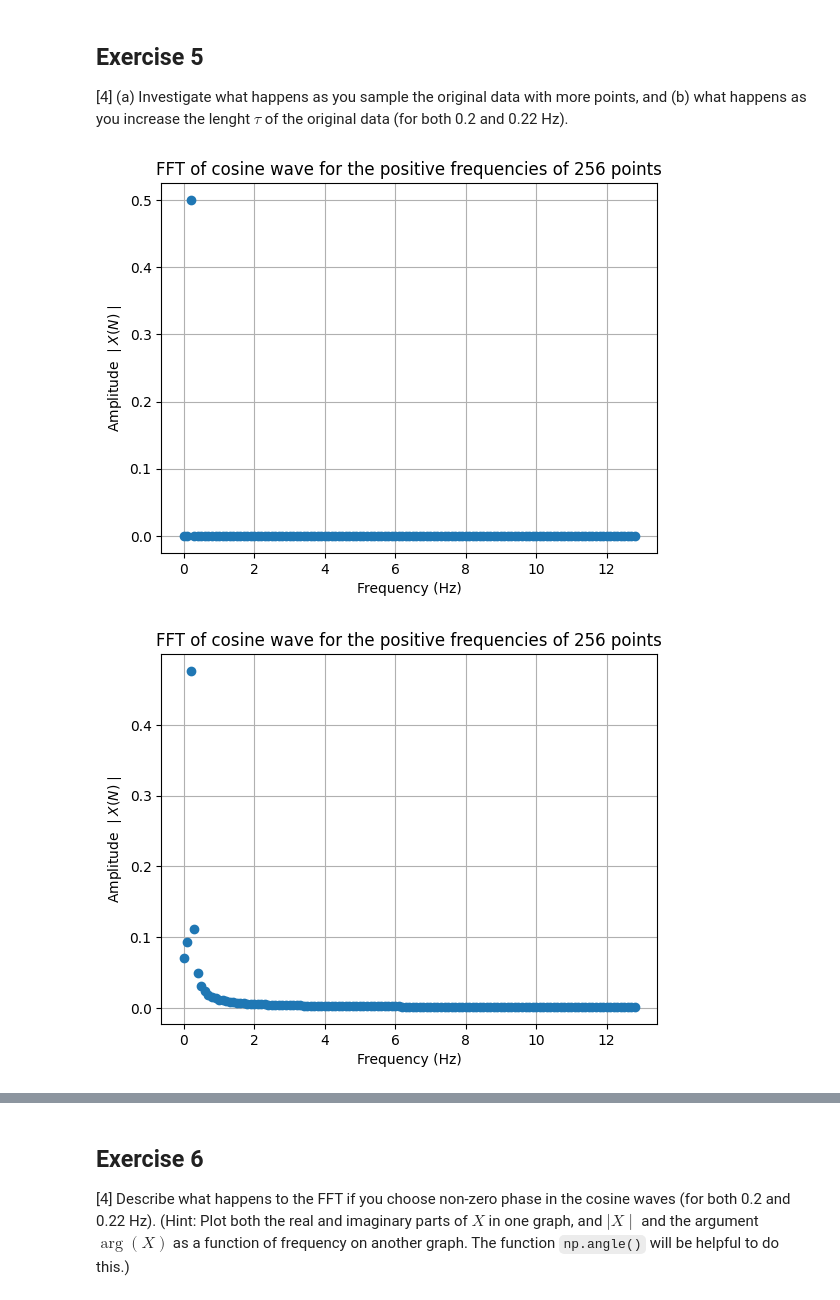
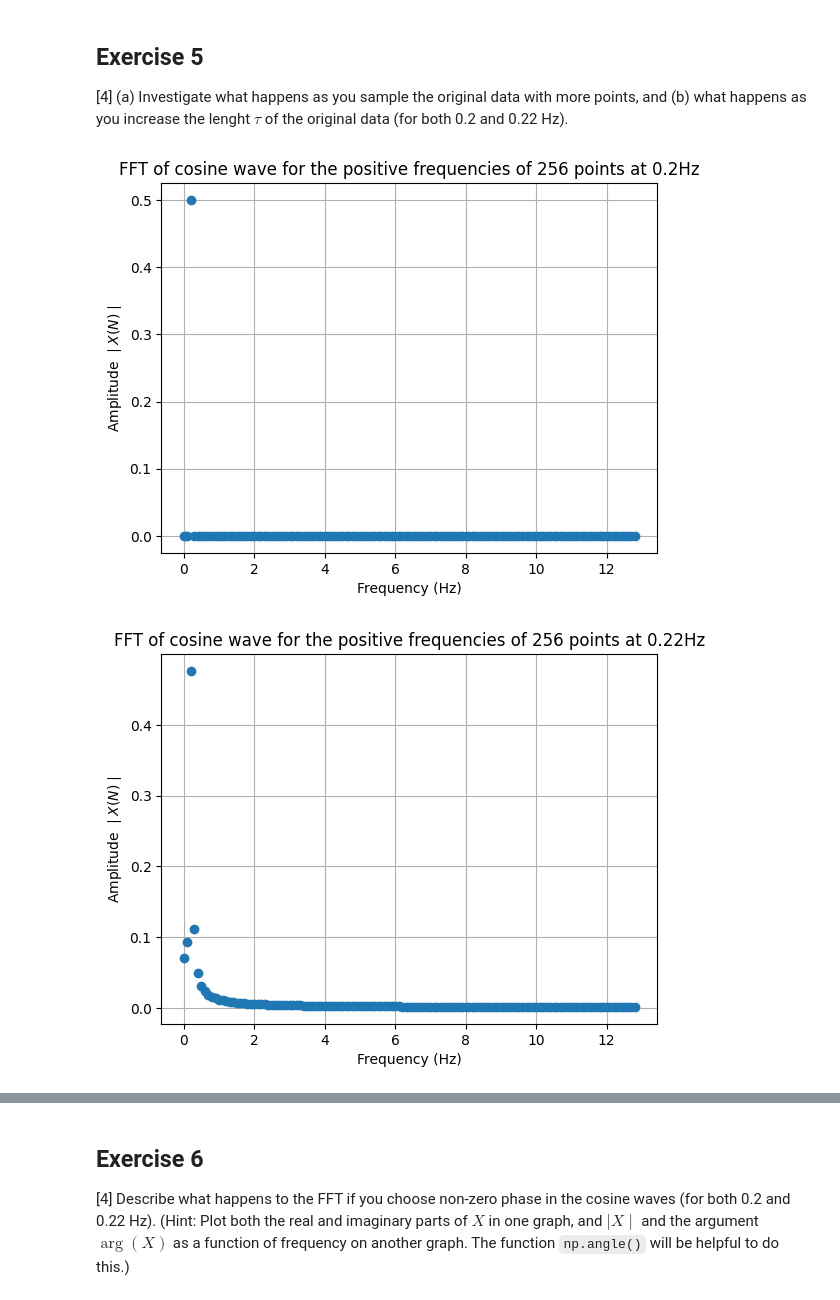
Before and after one commit to PX2145-2025/week-10-b-Finlay-Hall, a Jupyter notebook: FFT.ipynb, the cells around one changed output, grey strips where cells are left out. Drawn from its saved outputs; the diff is of its cells as text; code cells hidden in the pictures.

```diff
--- a/FFT.ipynb
+++ b/FFT.ipynb
@@ -422,26 +422,26 @@ plt.grid()
 # %%
 # a
 
 N = 256 # the fft algorithm is fastest for N a power of 2
 tau = 10.0 # time length
 t = np.linspace(0, tau, N, endpoint=False) # creates N points to cover tau seconds
 # Choose endpoint False so that signal would fit exactly periodically within tau
 f = 0.2 # frequency in Hz
 x = np.cos(2*np.pi*f*t) # create x array, amplitude 1.0
 
 Fs = N/tau # define sampling rate to be used in Spectrum1
 
 # unpack the returned tuple into frequency and amplitude arrays
 plot_frq, plot_amplitudes = Spectrum1(x, Fs)
 
 # plot the magnitude of the amplitudes against the frequencies
 plt.plot(plot_frq, np.abs(plot_amplitudes), 'o')
-plt.title('FFT of cosine wave for the positive frequencies of '+str(N)+' points'.format(f, N, tau))
+plt.title('FFT of cosine wave for the positive frequencies of '+str(N)+' points at 0.2Hz')
 plt.xlabel('Frequency (Hz)')
 plt.ylabel('Amplitude $\mid X(N)\mid$')
 plt.grid()
 # %% [output]
-[figure, old version]
+[figure, new version]
 # %%
 # a
 
@@ -459,12 +459,12 @@ plot_frq, plot_amplitudes = Spectrum1(x, Fs)
 
 # plot the magnitude of the amplitudes against the frequencies
 plt.plot(plot_frq, np.abs(plot_amplitudes), 'o')
-plt.title('FFT of cosine wave for the positive frequencies of '+str(N)+' points'.format(f, N, tau))
+plt.title('FFT of cosine wave for the positive frequencies of '+str(N)+' points at 0.22Hz')
 plt.xlabel('Frequency (Hz)')
 plt.ylabel('Amplitude $\mid X(N)\mid$')
 plt.grid()
 # %% [output]
-[figure, old version]
+[figure, new version]
 # %%
 # b
 
```
Also changed, not shown: parts of 10 cells of this notebook.
